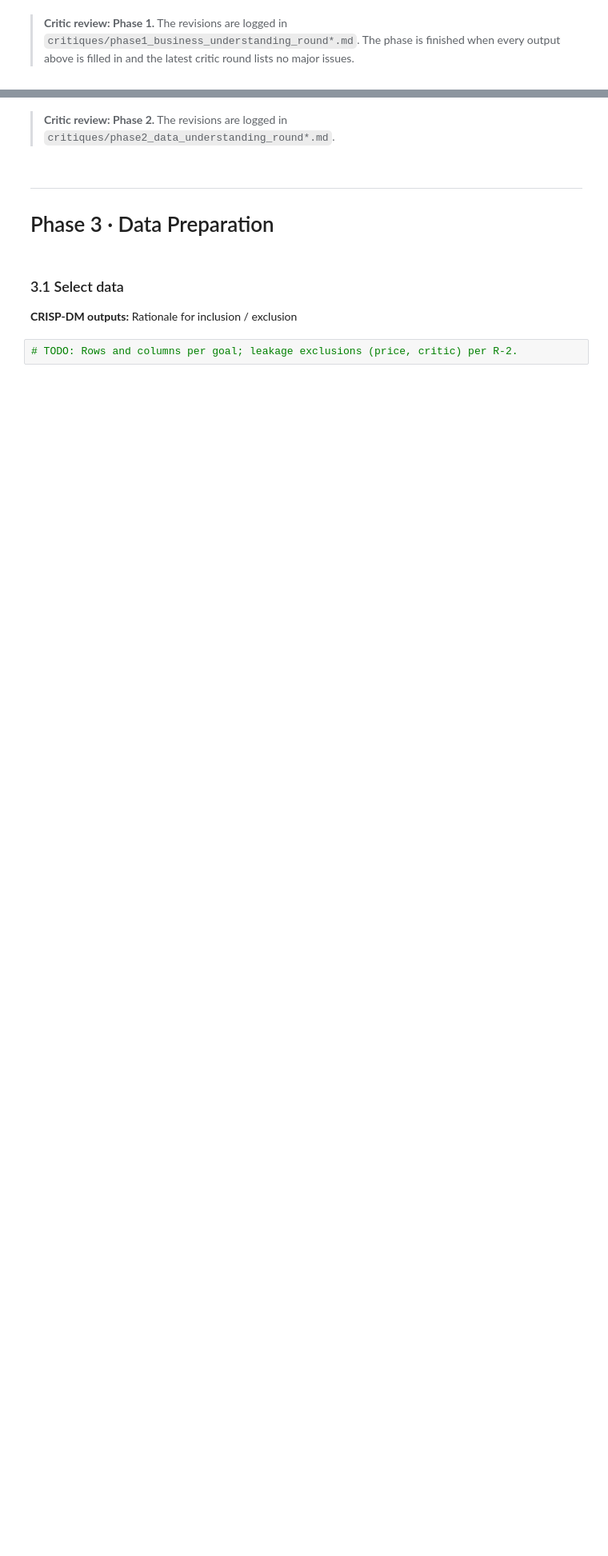
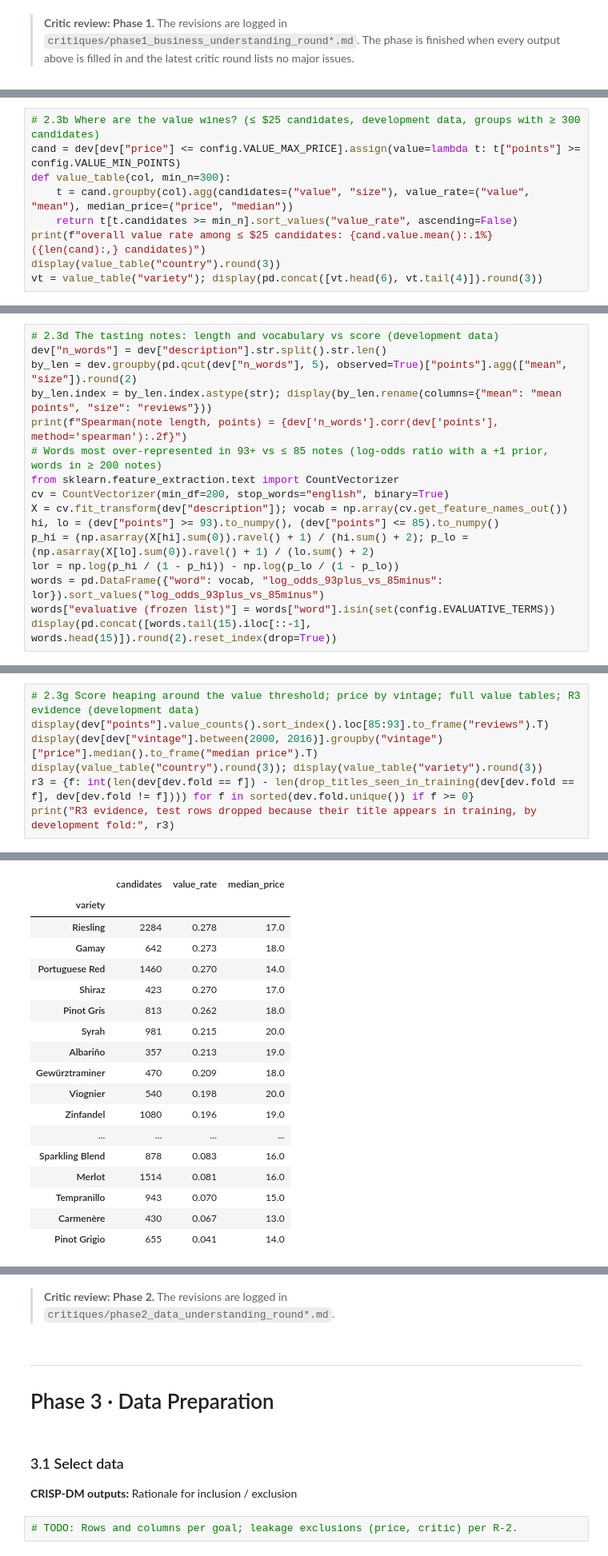
Before and after one commit to anita-agasaveeran/Assignment4, a Jupyter notebook: 01_CRISP-DM_Wine_Value/notebooks/CRISP_DM_Wine_Value.ipynb, the cells around one changed output, grey strips where cells are left out. Shown at 80% size. Cells and saved outputs as stored; diff of their text form; blank space fills up the shorter version.

```diff
--- a/01_CRISP-DM_Wine_Value/notebooks/CRISP_DM_Wine_Value.ipynb
+++ b/01_CRISP-DM_Wine_Value/notebooks/CRISP_DM_Wine_Value.ipynb
@@ -645,0 +742,9 @@ Dates assume work started 2026-11-03. `instructions.txt` gives no due date. **Th
+# %%
+# 2.3b Where are the value wines? (≤ $25 candidates, development data, groups with ≥ 300 candidates)
+cand = dev[dev["price"] <= config.VALUE_MAX_PRICE].assign(value=lambda t: t["points"] >= config.VALUE_MIN_POINTS)
+def value_table(col, min_n=300):
+    t = cand.groupby(col).agg(candidates=("value", "size"), value_rate=("value", "mean"), median_price=("price", "median"))
+    return t[t.candidates >= min_n].sort_values("value_rate", ascending=False)
+print(f"overall value rate among ≤ $25 candidates: {cand.value.mean():.1%} ({len(cand):,} candidates)")
+display(value_table("country").round(3))
+vt = value_table("variety"); display(pd.concat([vt.head(6), vt.tail(4)]).round(3))
@@ -645,0 +815,16 @@ Dates assume work started 2026-11-03. `instructions.txt` gives no due date. **Th
+# %%
+# 2.3d The tasting notes: length and vocabulary vs score (development data)
+dev["n_words"] = dev["description"].str.split().str.len()
+by_len = dev.groupby(pd.qcut(dev["n_words"], 5), observed=True)["points"].agg(["mean", "size"]).round(2)
+by_len.index = by_len.index.astype(str); display(by_len.rename(columns={"mean": "mean points", "size": "reviews"}))
+print(f"Spearman(note length, points) = {dev['n_words'].corr(dev['points'], method='spearman'):.2f}")
+# Words most over-represented in 93+ vs ≤ 85 notes (log-odds ratio with a +1 prior, words in ≥ 200 notes)
+from sklearn.feature_extraction.text import CountVectorizer
+cv = CountVectorizer(min_df=200, stop_words="english", binary=True)
+X = cv.fit_transform(dev["description"]); vocab = np.array(cv.get_feature_names_out())
+hi, lo = (dev["points"] >= 93).to_numpy(), (dev["points"] <= 85).to_numpy()
+p_hi = (np.asarray(X[hi].sum(0)).ravel() + 1) / (hi.sum() + 2); p_lo = (np.asarray(X[lo].sum(0)).ravel() + 1) / (lo.sum() + 2)
+lor = np.log(p_hi / (1 - p_hi)) - np.log(p_lo / (1 - p_lo))
+words = pd.DataFrame({"word": vocab, "log_odds_93plus_vs_85minus": lor}).sort_values("log_odds_93plus_vs_85minus")
+words["evaluative (frozen list)"] = words["word"].isin(set(config.EVALUATIVE_TERMS))
+display(pd.concat([words.tail(15).iloc[::-1], words.head(15)]).round(2).reset_index(drop=True))
@@ -645,0 +887,8 @@ Dates assume work started 2026-11-03. `instructions.txt` gives no due date. **Th
+# %%
+# 2.3g Score heaping around the value threshold; price by vintage; full value tables; R3 evidence (development data)
+display(dev["points"].value_counts().sort_index().loc[85:93].to_frame("reviews").T)
+display(dev[dev["vintage"].between(2000, 2016)].groupby("vintage")["price"].median().to_frame("median price").T)
+display(value_table("country").round(3)); display(value_table("variety").round(3))
+r3 = {f: int(len(dev[dev.fold == f]) - len(drop_titles_seen_in_training(dev[dev.fold == f], dev[dev.fold != f]))) for f in sorted(dev.fold.unique()) if f >= 0}
+print("R3 evidence, test rows dropped because their title appears in training, by development fold:", r3)
+# %% [output]
@@ -645,0 +914,18 @@ Dates assume work started 2026-11-03. `instructions.txt` gives no due date. **Th
+|  | candidates | value_rate | median_price |
+| variety |  |  |  |
+| Riesling | 2284 | 0.278 | 17.0 |
+| Gamay | 642 | 0.273 | 18.0 |
+| Portuguese Red | 1460 | 0.270 | 14.0 |
+| Shiraz | 423 | 0.270 | 17.0 |
+| Pinot Gris | 813 | 0.262 | 18.0 |
+| Syrah | 981 | 0.215 | 20.0 |
+| Albariño | 357 | 0.213 | 19.0 |
+| Gewürztraminer | 470 | 0.209 | 18.0 |
+| Viognier | 540 | 0.198 | 20.0 |
+| Zinfandel | 1080 | 0.196 | 19.0 |
+| ... | ... | ... | ... |
+| Sparkling Blend | 878 | 0.083 | 16.0 |
+| Merlot | 1514 | 0.081 | 16.0 |
+| Tempranillo | 943 | 0.070 | 15.0 |
+| Carmenère | 430 | 0.067 | 13.0 |
+| Pinot Grigio | 655 | 0.041 | 14.0 |
```
Also changed, not shown: parts of 50 cells of this notebook, 15 other files.
